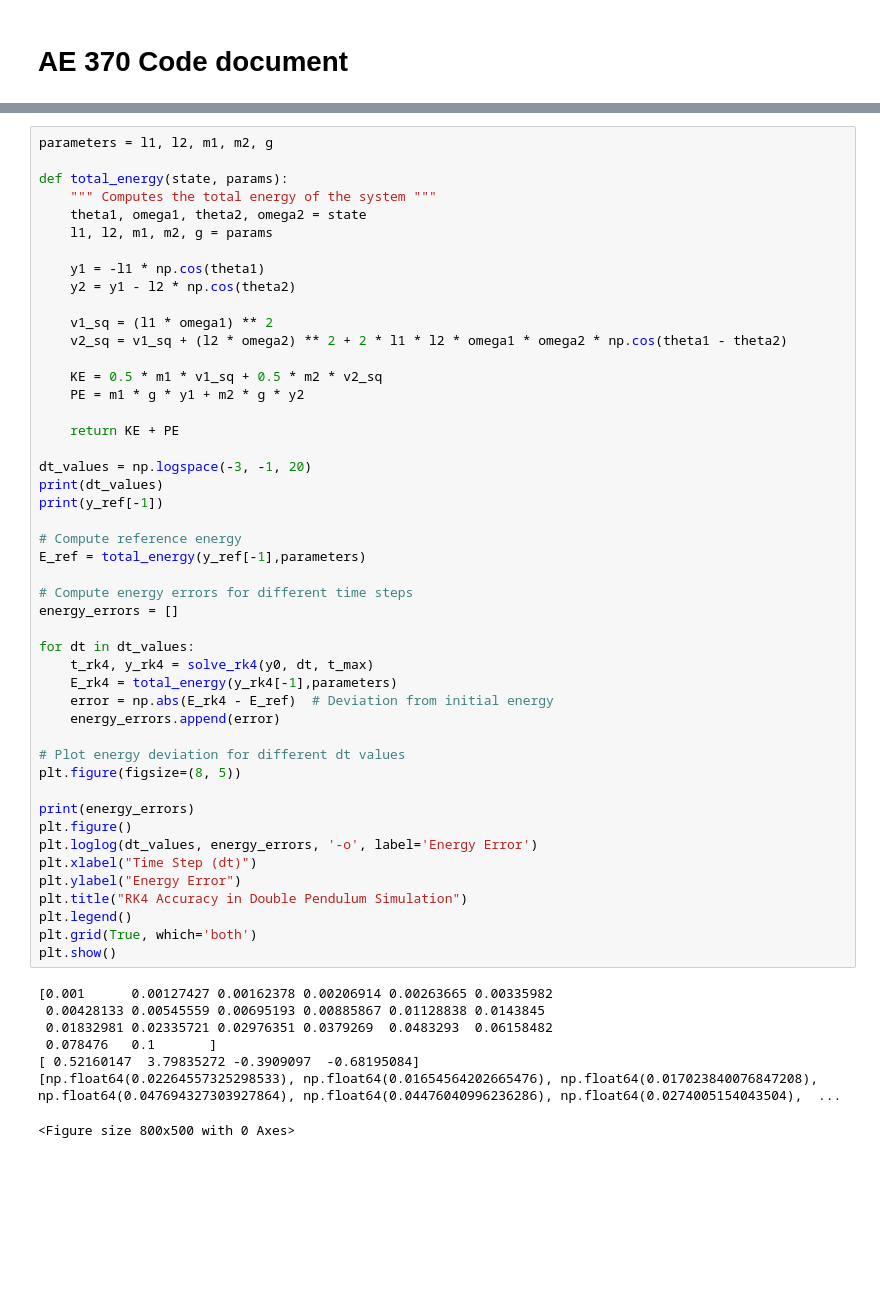
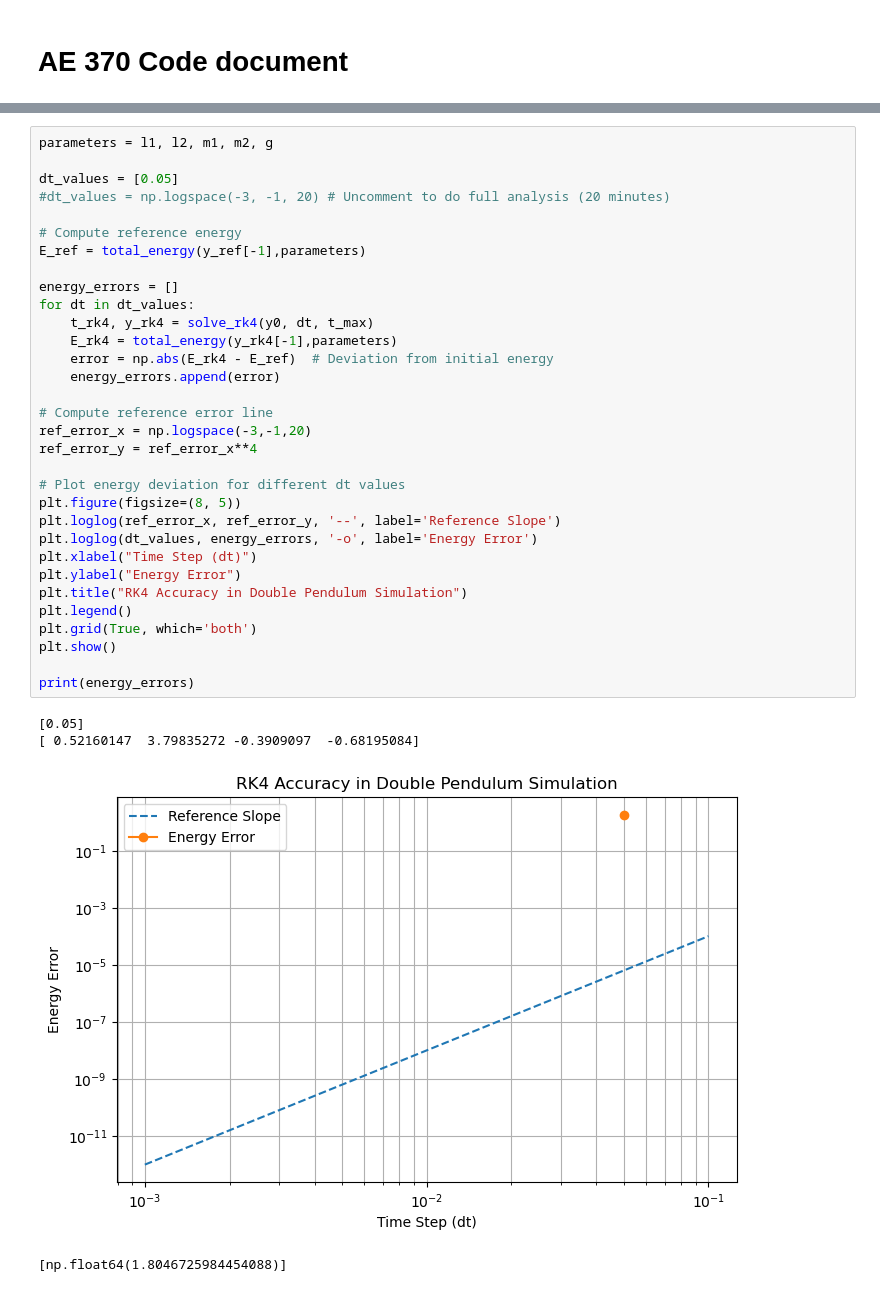
Before and after one commit to TheBestBot/AE-370-P1, a Jupyter notebook: code_total_energy.ipynb, the cells around one changed output, grey strips where cells are left out. Cells and saved outputs as stored; diff of their text form; blank space fills up the shorter version.

```diff
--- a/code_total_energy.ipynb
+++ b/code_total_energy.ipynb
@@ -63,55 +76,37 @@ KeyboardInterrupt:
 # %%
 parameters = l1, l2, m1, m2, g
 
-def total_energy(state, params):
-    """ Computes the total energy of the system """
-    theta1, omega1, theta2, omega2 = state
-    l1, l2, m1, m2, g = params
-
-    y1 = -l1 * np.cos(theta1)
-    y2 = y1 - l2 * np.cos(theta2)
-
-    v1_sq = (l1 * omega1) ** 2
-    v2_sq = v1_sq + (l2 * omega2) ** 2 + 2 * l1 * l2 * omega1 * omega2 * np.cos(theta1 - theta2)
-
-    KE = 0.5 * m1 * v1_sq + 0.5 * m2 * v2_sq
-    PE = m1 * g * y1 + m2 * g * y2
-
-    return KE + PE
-
-dt_values = np.logspace(-3, -1, 20)
-print(dt_values)
-print(y_ref[-1])
+dt_values = [0.05]
+#dt_values = np.logspace(-3, -1, 20) # Uncomment to do full analysis (20 minutes)
 
 # Compute reference energy
 E_ref = total_energy(y_ref[-1],parameters)
 
-# Compute energy errors for different time steps
 energy_errors = []
-
 for dt in dt_values:
     t_rk4, y_rk4 = solve_rk4(y0, dt, t_max)
     E_rk4 = total_energy(y_rk4[-1],parameters)
     error = np.abs(E_rk4 - E_ref)  # Deviation from initial energy
     energy_errors.append(error)
 
+# Compute reference error line
+ref_error_x = np.logspace(-3,-1,20)
+ref_error_y = ref_error_x**4
+
 # Plot energy deviation for different dt values
 plt.figure(figsize=(8, 5))
-
-print(energy_errors)
-plt.figure()
+plt.loglog(ref_error_x, ref_error_y, '--', label='Reference Slope')
 plt.loglog(dt_values, energy_errors, '-o', label='Energy Error')
 plt.xlabel("Time Step (dt)")
 plt.ylabel("Energy Error")
 plt.title("RK4 Accuracy in Double Pendulum Simulation")
 plt.legend()
 plt.grid(True, which='both')
 plt.show()
+
+print(energy_errors)
 # %% [output]
-[0.001      0.00127427 0.00162378 0.00206914 0.00263665 0.00335982
- 0.00428133 0.00545559 0.00695193 0.00885867 0.01128838 0.0143845
- 0.01832981 0.02335721 0.02976351 0.0379269  0.0483293  0.06158482
- 0.078476   0.1       ]
+[0.05]
 [ 0.52160147  3.79835272 -0.3909097  -0.68195084]
-[np.float64(0.02264557325298533), np.float64(0.01654564202665476), np.float64(0.017023840076847208), np.float64(0.047694327303927864), np.float64(0.04476040996236286), np.float64(0.0274005154043504),  ...
+[figure, new version]
-<Figure size 800x500 with 0 Axes>
+[np.float64(1.8046725984454088)]
```
Also changed, not shown: parts of 3 cells of this notebook.
